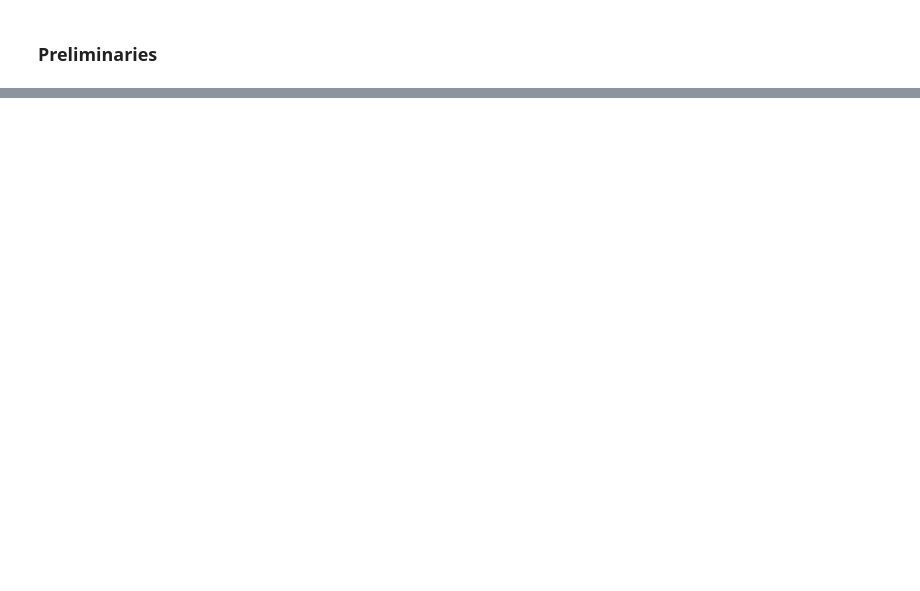
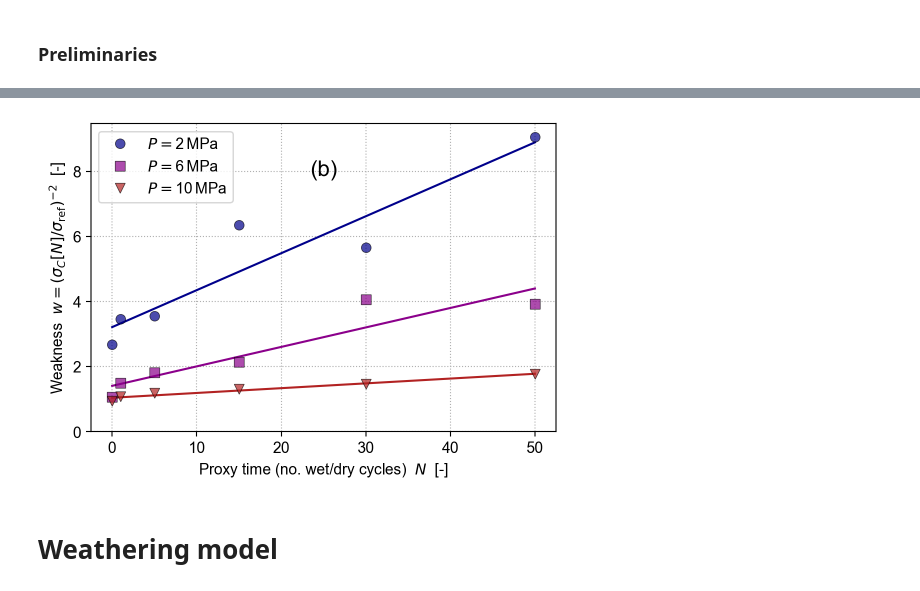
Before and after one commit to cstarkjp/WMBE, a Jupyter notebook: notebooks/Data.ipynb, the cells around one changed output, grey strips where cells are left out. Saved outputs shown, nothing was run; the diff lists cells and outputs as text; code cells hidden in the pictures; blank space fills up the shorter version.

```diff
--- a/notebooks/Data.ipynb
+++ b/notebooks/Data.ipynb
@@ -119,0 +49,13 @@ AttributeError: 'NoneType' object has no attribute 'savefig'
+# %%
+li_data = ExperimentalData()
+li_data.read_excel(
+    "li",
+    dir_name=("..","data"),
+    file_name="Li_wetdryN_table1",
+)
+df = li_data.ddict["li"]
+sigma_sf = 180
+# df["sigmaC_ref"] = np.tile((df.sigmaC[0:3]),6)
+df["w_sigma2"]   = (df.sigmaC/180)**(-2)
+df["w_sigma1p5"] = (df.sigmaC/180)**(-1.5)
+li_data.ddict["li"]
@@ -119,0 +80,9 @@ AttributeError: 'NoneType' object has no attribute 'savefig'
+# %%
+li_data.fit_linear_model("li","wetdryN","w_sigma2",select="P")
+# %%
+name = "li_w_wetdryN"
+viz.li_w_wetdryN(name, ed=li_data, text_label=((0.5,0.85),"(b)",16),)
+# %% [output]
+[figure, added]
+# %% [markdown]
+# Weathering model
```
Also changed, not shown: parts of 34 cells of this notebook, 5 other files.
